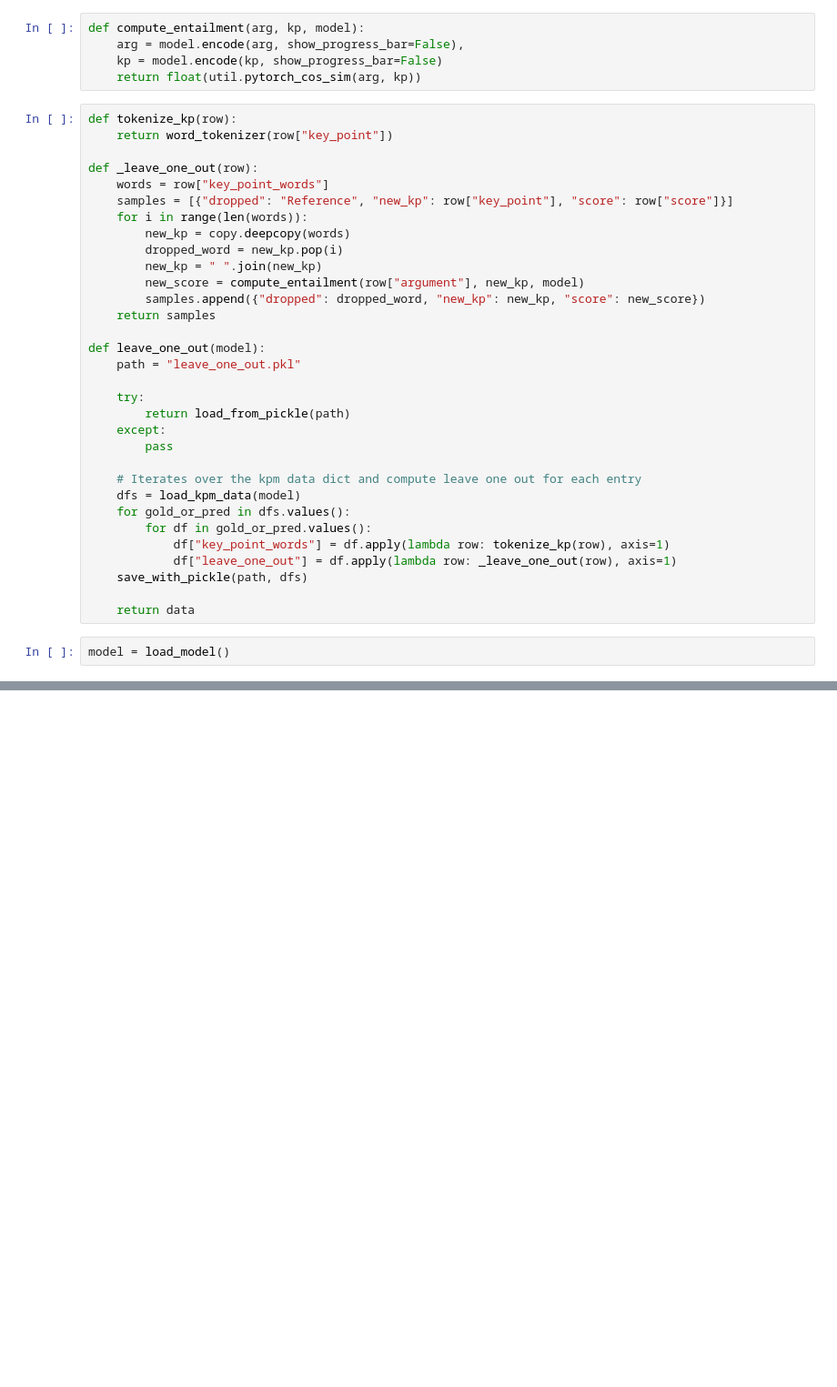
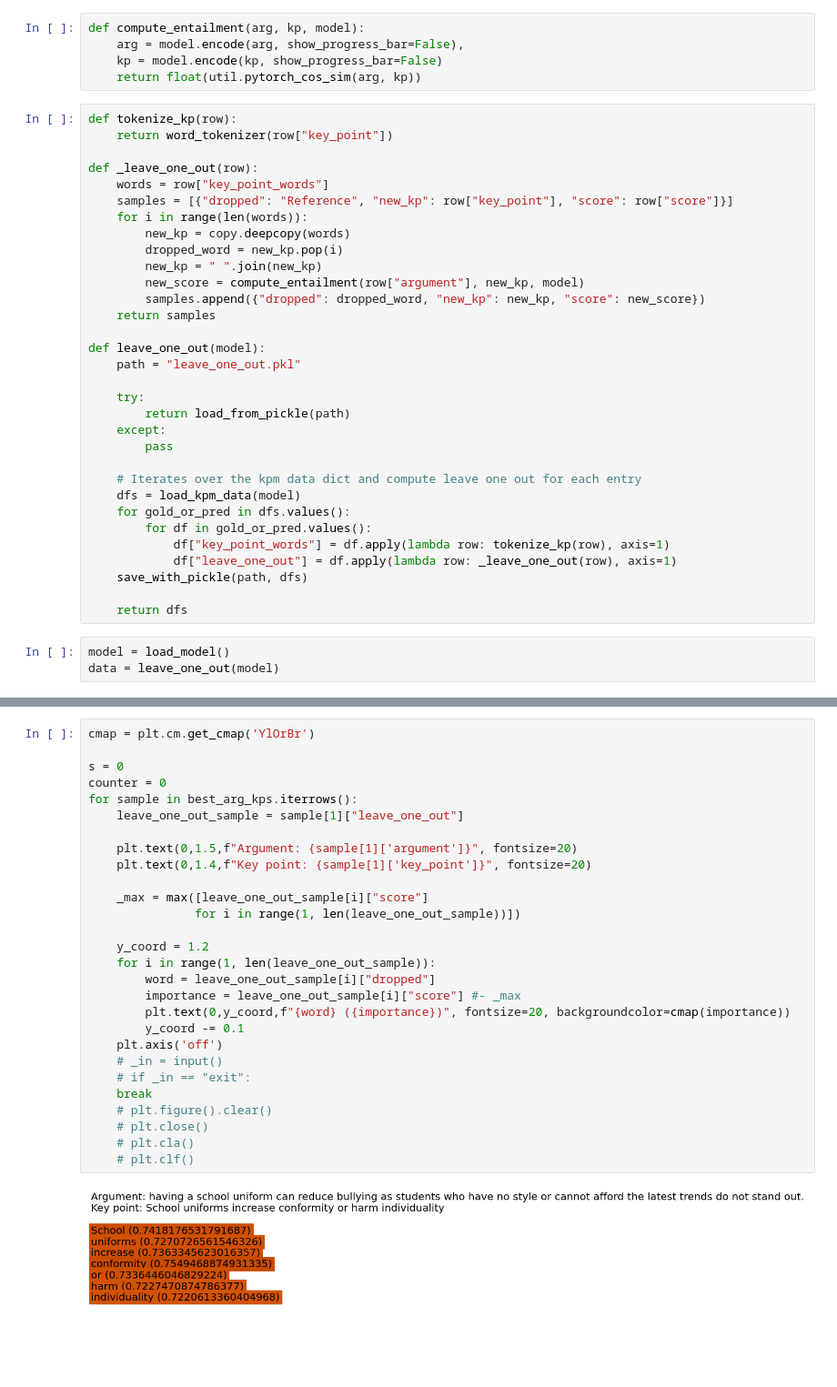
Before and after one commit to marcelbra/argmining-21-keypoint-analysis-sharedtask-code-2, a Jupyter notebook: code/src-py/test.ipynb, the cells around one changed output, grey strips where cells are left out. Shown at 91% size. Saved outputs shown, nothing was run; the diff lists cells and outputs as text; blank space fills up the shorter version.

Commit message:
Added prediction argmax and leave-one-out visualizations.

```diff
--- a/code/src-py/test.ipynb
+++ b/code/src-py/test.ipynb
@@ -137,6 +138,7 @@ def leave_one_out(model):
             df["leave_one_out"] = df.apply(lambda row: _leave_one_out(row), axis=1)
     save_with_pickle(path, dfs)
 
-    return data
+    return dfs
 # %%
 model = load_model()
+data = leave_one_out(model)
@@ -156 +172,31 @@ model = transformers.DistilBertForSequenceClassification.from_pretrained(
+# %%
+cmap = plt.cm.get_cmap('YlOrBr')
+
+s = 0
+counter = 0
+for sample in best_arg_kps.iterrows():
+    leave_one_out_sample = sample[1]["leave_one_out"]
+
+    plt.text(0,1.5,f"Argument: {sample[1]['argument']}", fontsize=20)
+    plt.text(0,1.4,f"Key point: {sample[1]['key_point']}", fontsize=20)
+
+    _max = max([leave_one_out_sample[i]["score"]
+               for i in range(1, len(leave_one_out_sample))])
+
+    y_coord = 1.2
+    for i in range(1, len(leave_one_out_sample)):
+        word = leave_one_out_sample[i]["dropped"]
+        importance = leave_one_out_sample[i]["score"] #- _max
+        plt.text(0,y_coord,f"{word} ({importance})", fontsize=20, backgroundcolor=cmap(importance))
+        y_coord -= 0.1
+    plt.axis('off')
+    # _in = input()
+    # if _in == "exit":
+    break
+    # plt.figure().clear()
+    # plt.close()
+    # plt.cla()
+    # plt.clf()
+# %% [output]
+[figure, added]
 # %%
```
Also changed, not shown: parts of 7 cells of this notebook.
